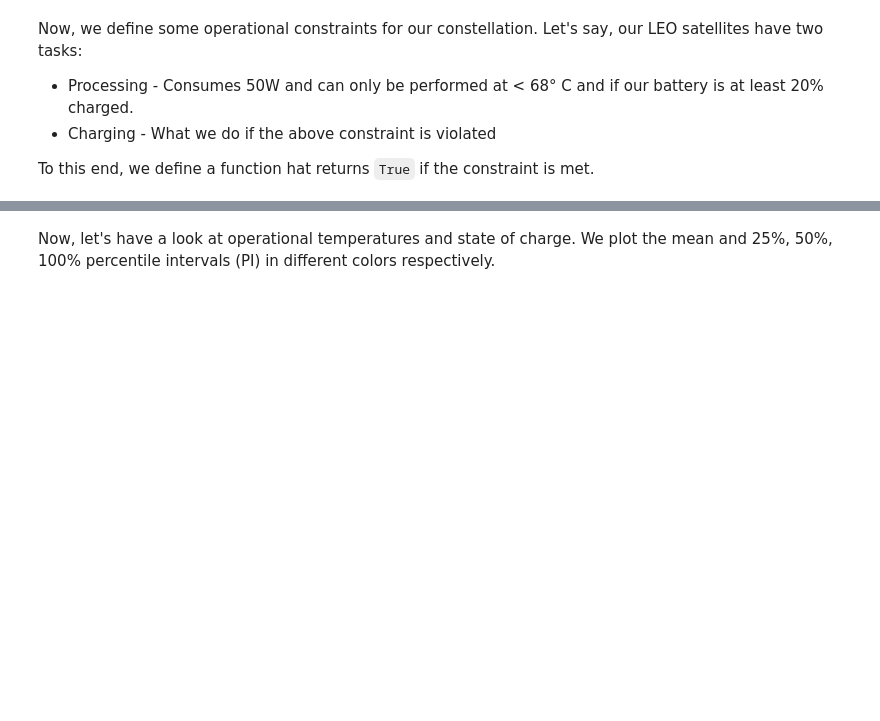
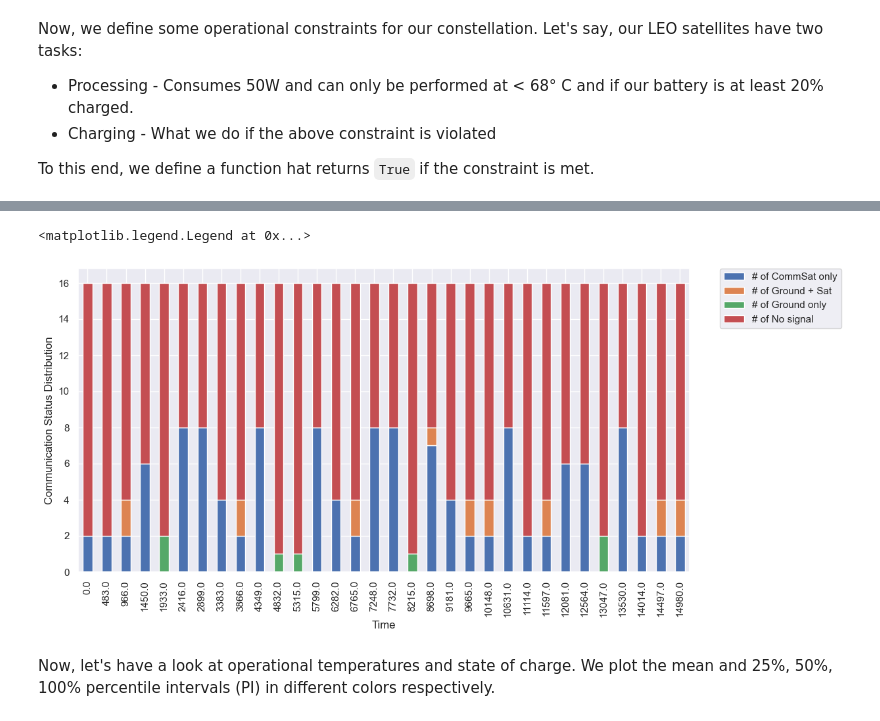
Before and after one commit to aidotse/PASEOS, a Jupyter notebook: examples/Constellation_example/constellation.ipynb, the cells around one changed output, grey strips where cells are left out. Cells and saved outputs as stored; diff of their text form; code cells hidden in the pictures; blank space fills up the shorter version.

```diff
--- a/examples/Constellation_example/constellation.ipynb
+++ b/examples/Constellation_example/constellation.ipynb
@@ -271,3 +328,12 @@ g.set_xticklabels(rotation=45)
+# %%
+# create stacked bar chart for monthly temperatures
+analysis_df[["Time[s]",'# of CommSat only', '# of Ground + Sat', '# of Ground only','# of No signal']].plot(x="Time[s]",kind='bar', stacked=True)
+plt.xlabel('Time')
+plt.ylabel('Communication Status Distribution')
+plt.legend(bbox_to_anchor=(1.05, 1), loc='upper left', borderaxespad=0)
+# %% [output]
+<matplotlib.legend.Legend at 0x...>
+[figure, added]
 # %% [markdown]
 Now, let's have a look at operational temperatures and state of charge. We plot the mean and 25%, 50%, 100% percentile intervals (PI) in different colors respectively.
 # %%
```
Also changed, not shown: parts of 18 cells of this notebook, 1 other file.
